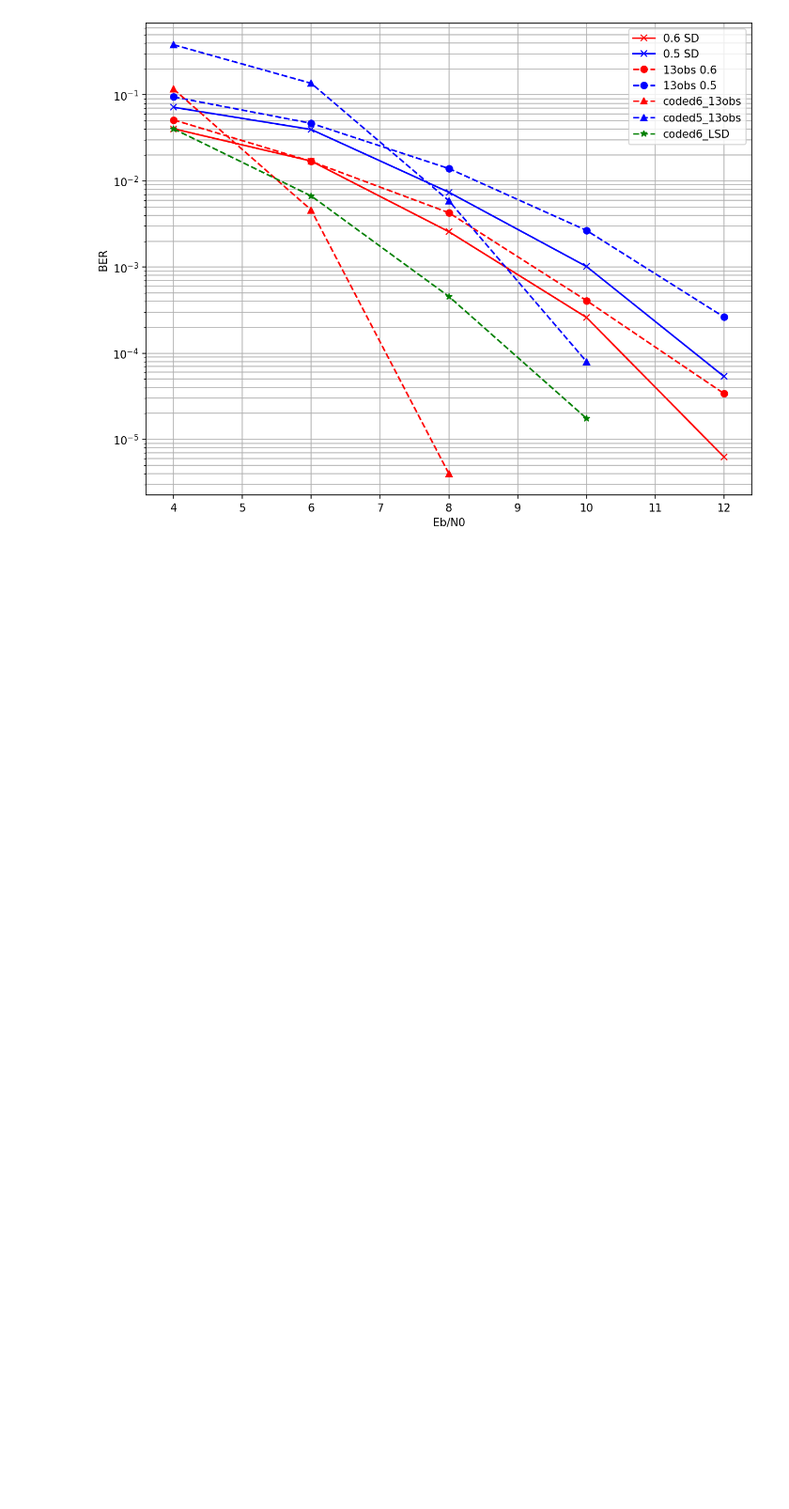
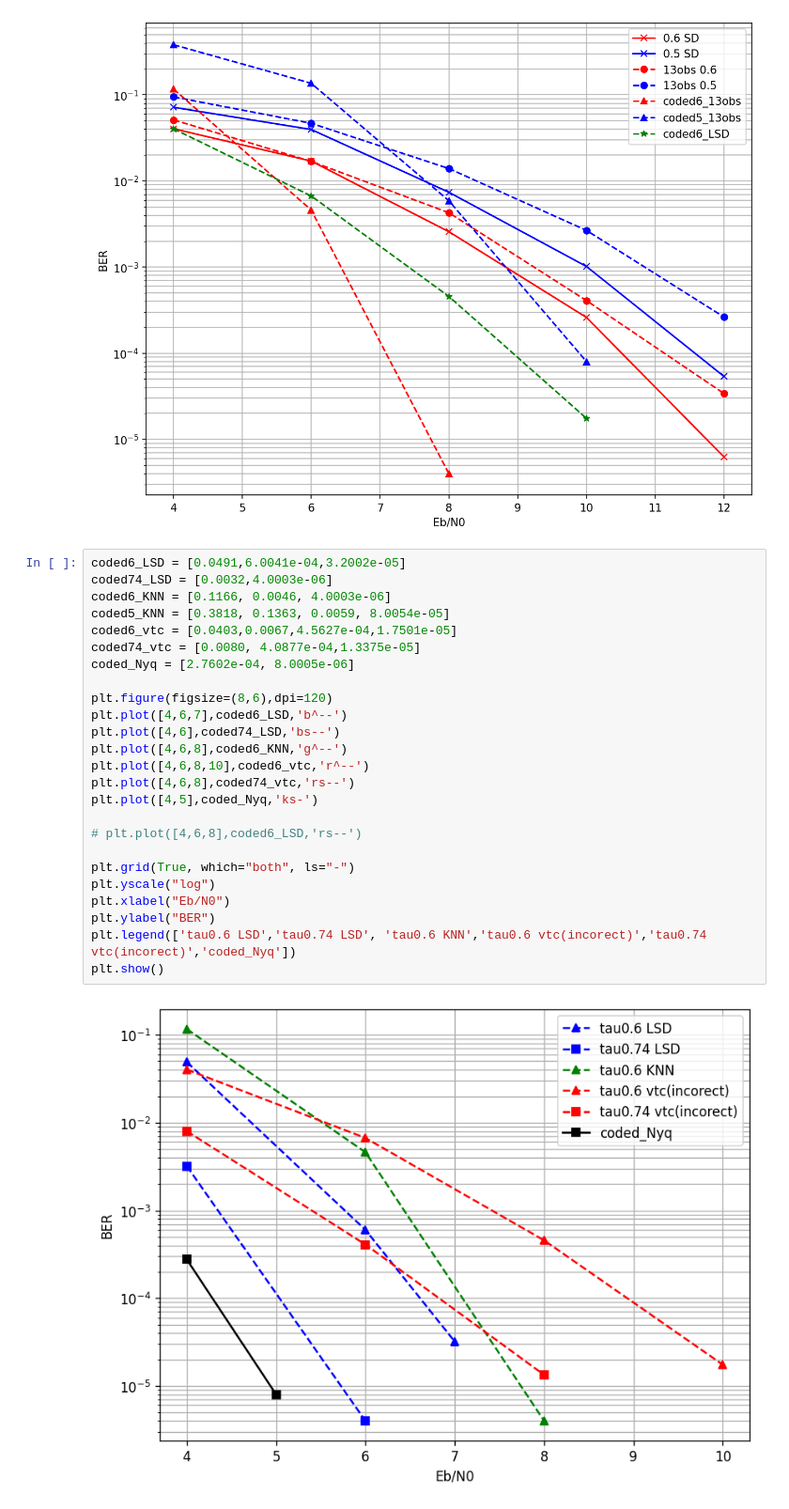
Before and after one commit to SINAABBASI/FTN2, a Jupyter notebook: nnLLR.ipynb, the cells around one changed output. Shown at 94% size. Drawn from its saved outputs; the diff is of its cells as text; blank space fills up the shorter version.

```diff
--- a/nnLLR.ipynb
+++ b/nnLLR.ipynb
@@ -301,3 +386,30 @@ plt.legend(['0.6 SD','0.5 SD',
 plt.show()
 # %% [output]
 [figure]
+# %%
+coded6_LSD = [0.0491,6.0041e-04,3.2002e-05]
+coded74_LSD = [0.0032,4.0003e-06]
+coded6_KNN = [0.1166, 0.0046, 4.0003e-06]
+coded5_KNN = [0.3818, 0.1363, 0.0059, 8.0054e-05]
+coded6_vtc = [0.0403,0.0067,4.5627e-04,1.7501e-05]
+coded74_vtc = [0.0080, 4.0877e-04,1.3375e-05]
+coded_Nyq = [2.7602e-04, 8.0005e-06]
+
+plt.figure(figsize=(8,6),dpi=120)
+plt.plot([4,6,7],coded6_LSD,'b^--')
+plt.plot([4,6],coded74_LSD,'bs--')
+plt.plot([4,6,8],coded6_KNN,'g^--')
+plt.plot([4,6,8,10],coded6_vtc,'r^--')
+plt.plot([4,6,8],coded74_vtc,'rs--')
+plt.plot([4,5],coded_Nyq,'ks-')
+
+# plt.plot([4,6,8],coded6_LSD,'rs--')
+
+plt.grid(True, which="both", ls="-")
+plt.yscale("log")
+plt.xlabel("Eb/N0")
+plt.ylabel("BER")
+plt.legend(['tau0.6 LSD','tau0.74 LSD', 'tau0.6 KNN','tau0.6 vtc(incorect)','tau0.74 vtc(incorect)','coded_Nyq'])
+plt.show()
+# %% [output]
+[figure, added]
```
Also changed, not shown: parts of 12 cells of this notebook, 4 other files.
